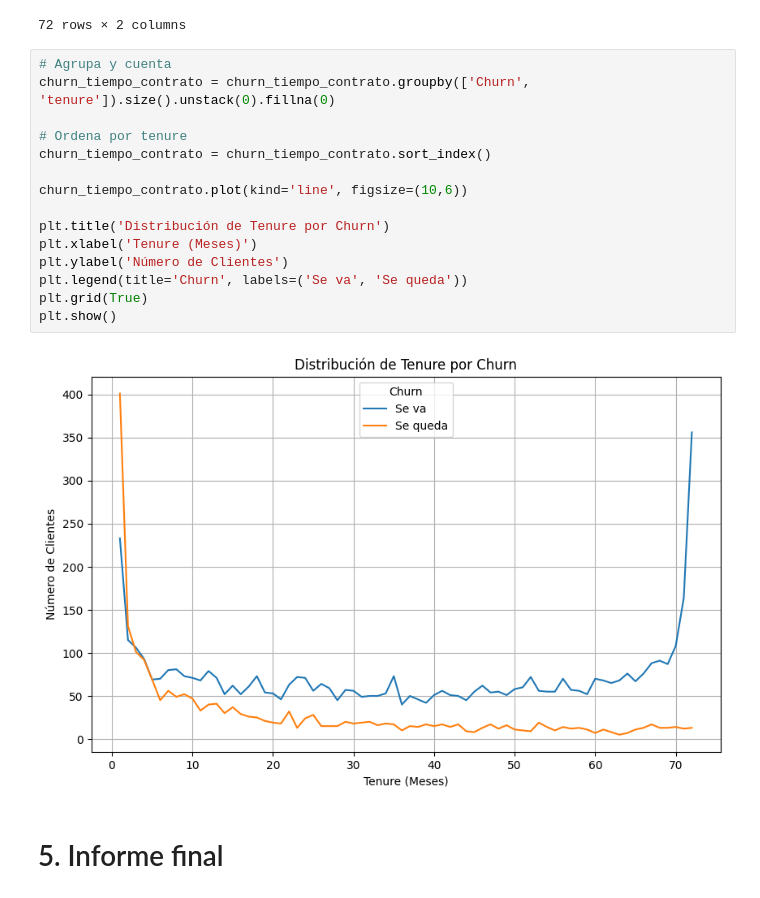
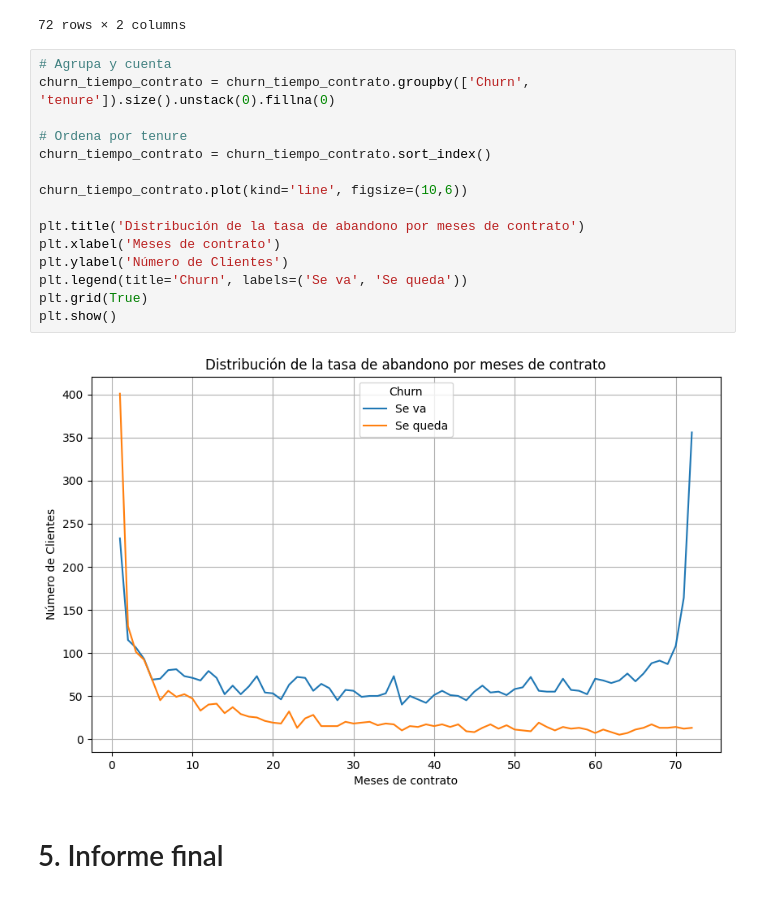
Before and after one commit to Karen-13C/Challenge_Proceso_ETL, a Jupyter notebook: Challenge_telecom.ipynb, the cells around one changed output. Cells and saved outputs as stored; diff of their text form.

```diff
--- a/Challenge_telecom.ipynb
+++ b/Challenge_telecom.ipynb
@@ -429,20 +429,20 @@ churn_tiempo_contrato.groupby(['Churn', 'tenure']).size().unstack(0)
 # %%
 # Agrupa y cuenta
 churn_tiempo_contrato = churn_tiempo_contrato.groupby(['Churn', 'tenure']).size().unstack(0).fillna(0)
 
 # Ordena por tenure
 churn_tiempo_contrato = churn_tiempo_contrato.sort_index()
 
 churn_tiempo_contrato.plot(kind='line', figsize=(10,6))
 
-plt.title('Distribución de Tenure por Churn')
-plt.xlabel('Tenure (Meses)')
+plt.title('Distribución de la tasa de abandono por meses de contrato')
+plt.xlabel('Meses de contrato')
 plt.ylabel('Número de Clientes')
 plt.legend(title='Churn', labels=('Se va', 'Se queda'))
 plt.grid(True)
 plt.show()
 # %% [output]
-[figure, old version]
+[figure, new version]
 # %% [markdown]
 # 5. Informe final
 # %% [markdown]
```
Also changed, not shown: parts of 21 cells of this notebook.
